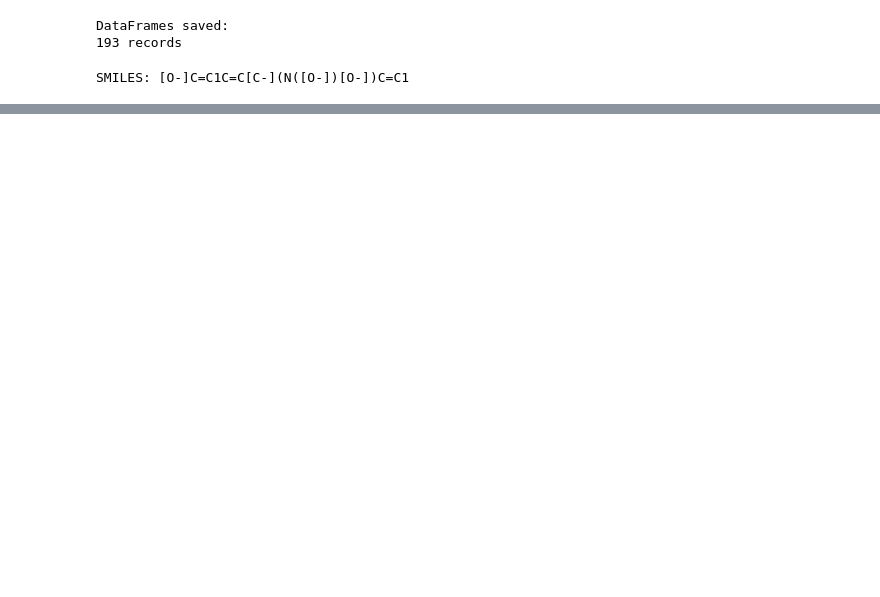
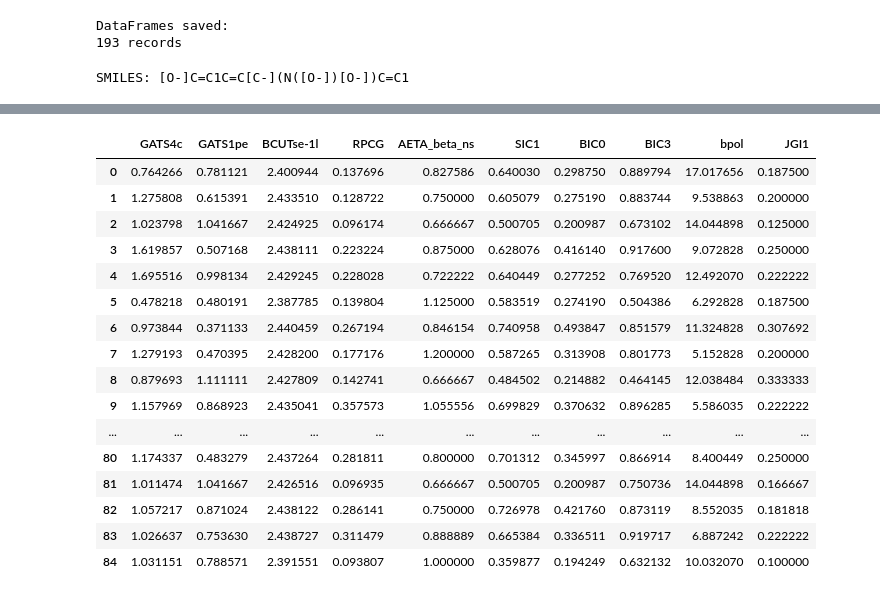
Before and after one commit to igmure/Redox_pred, a Jupyter notebook: dataset.ipynb, the cells around one changed output, grey strips where cells are left out. Saved outputs shown, nothing was run; the diff lists cells and outputs as text; code cells hidden in the pictures; blank space fills up the shorter version.

Commit message:
2d descriptors calculation

```diff
--- a/dataset.ipynb
+++ b/dataset.ipynb
@@ -202,3 +91,16 @@ output_image_file = "mol.png"
 img.save(output_image_file)
 # %% [output]
 SMILES: [O-]C=C1C=C[C-](N([O-])[O-])C=C1
+# %%
+#cleaning up dataset
+
+#1. saving only id and correct SMILES
+import pandas as pd
+
+df = pd.read_csv('data/OROP_updated.csv')
+df=df.drop(columns=['dG_red', 'Solvent', 'Charge_gn', 'Charge_rd', 'UHF_gn', 'UHF_rd', 'NumAtoms_1', 'Formal_SMILES'])
+df=df.drop(df[df["SMILES_1"]=="idk"].index)
+
+df['SMILES_1']
+for i in df['SMILES_1']:
+    print(i)
@@ -204,0 +187,30 @@ SMILES: [O-]C=C1C=C[C-](N([O-])[O-])C=C1
+# %%
+#remove columns with descriptor values == 0 or containing strings (errorous results)
+
+trash=reduced_df.columns[(reduced_df == 0).any()]
+reduced_df=reduced_df.drop(columns=trash)
+also_trash=[
+    col for col in reduced_df.columns
+    if reduced_df[col].dtypes =="object"
+]
+
+clean_df=reduced_df.drop(columns=also_trash)
+clean_df
+# %% [output]
+|  | GATS4c | GATS1pe | BCUTse-1l | RPCG | AETA_beta_ns | SIC1 | BIC0 | BIC3 | bpol | JGI1 |
+| 0 | 0.764266 | 0.781121 | 2.400944 | 0.137696 | 0.827586 | 0.640030 | 0.298750 | 0.889794 | 17.017656 | 0.187500 |
+| 1 | 1.275808 | 0.615391 | 2.433510 | 0.128722 | 0.750000 | 0.605079 | 0.275190 | 0.883744 | 9.538863 | 0.200000 |
+| 2 | 1.023798 | 1.041667 | 2.424925 | 0.096174 | 0.666667 | 0.500705 | 0.200987 | 0.673102 | 14.044898 | 0.125000 |
+| 3 | 1.619857 | 0.507168 | 2.438111 | 0.223224 | 0.875000 | 0.628076 | 0.416140 | 0.917600 | 9.072828 | 0.250000 |
+| 4 | 1.695516 | 0.998134 | 2.429245 | 0.228028 | 0.722222 | 0.640449 | 0.277252 | 0.769520 | 12.492070 | 0.222222 |
+| 5 | 0.478218 | 0.480191 | 2.387785 | 0.139804 | 1.125000 | 0.583519 | 0.274190 | 0.504386 | 6.292828 | 0.187500 |
+| 6 | 0.973844 | 0.371133 | 2.440459 | 0.267194 | 0.846154 | 0.740958 | 0.493847 | 0.851579 | 11.324828 | 0.307692 |
+| 7 | 1.279193 | 0.470395 | 2.428200 | 0.177176 | 1.200000 | 0.587265 | 0.313908 | 0.801773 | 5.152828 | 0.200000 |
+| 8 | 0.879693 | 1.111111 | 2.427809 | 0.142741 | 0.666667 | 0.484502 | 0.214882 | 0.464145 | 12.038484 | 0.333333 |
+| 9 | 1.157969 | 0.868923 | 2.435041 | 0.357573 | 1.055556 | 0.699829 | 0.370632 | 0.896285 | 5.586035 | 0.222222 |
+| ... | ... | ... | ... | ... | ... | ... | ... | ... | ... | ... |
+| 80 | 1.174337 | 0.483279 | 2.437264 | 0.281811 | 0.800000 | 0.701312 | 0.345997 | 0.866914 | 8.400449 | 0.250000 |
+| 81 | 1.011474 | 1.041667 | 2.426516 | 0.096935 | 0.666667 | 0.500705 | 0.200987 | 0.750736 | 14.044898 | 0.166667 |
+| 82 | 1.057217 | 0.871024 | 2.438122 | 0.286141 | 0.750000 | 0.726978 | 0.421760 | 0.873119 | 8.552035 | 0.181818 |
+| 83 | 1.026637 | 0.753630 | 2.438727 | 0.311479 | 0.888889 | 0.665384 | 0.336511 | 0.919717 | 6.887242 | 0.222222 |
+| 84 | 1.031151 | 0.788571 | 2.391551 | 0.093807 | 1.000000 | 0.359877 | 0.194249 | 0.632132 | 10.032070 | 0.100000 |
```
Also changed, not shown: parts of 5 cells of this notebook, 3 other files.
